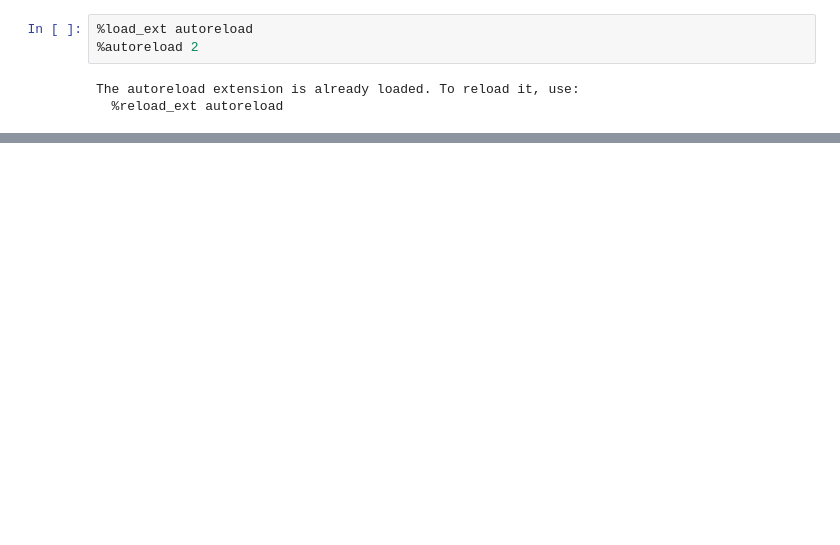
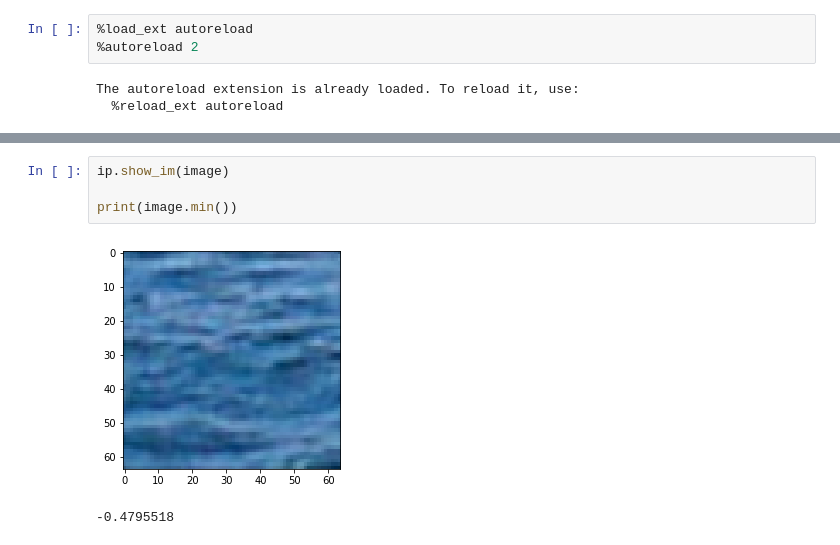
Before and after one commit to clemoberti/arf-project, a Jupyter notebook: sandbox.ipynb, the cells around one changed output, grey strips where cells are left out. Drawn from its saved outputs; the diff is of its cells as text; blank space fills up the shorter version.

```diff
--- a/sandbox.ipynb
+++ b/sandbox.ipynb
@@ -16,3 +28,10 @@ image = ip.read_im('images/boat.png')
+# %%
+ip.show_im(image)
+
+print(image.min())
+# %% [output]
+[figure, added]
+-0.4795518
 # %%
 grid,dictionary = ip.get_dictionary_patches(image, 4, 2)
 ip.show_im(ip.reconstruct_image_by_grid(dictionary,grid,4,image.shape[0]))
```
Also changed, not shown: parts of 23 cells of this notebook, 4 other files.
